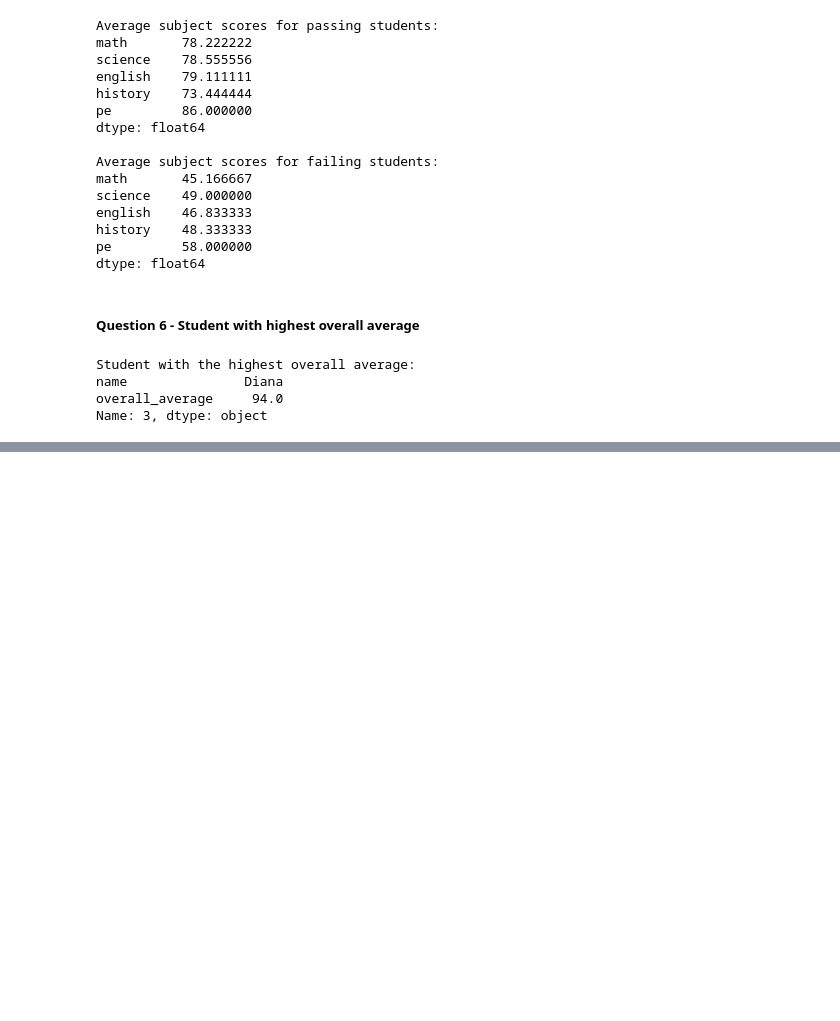
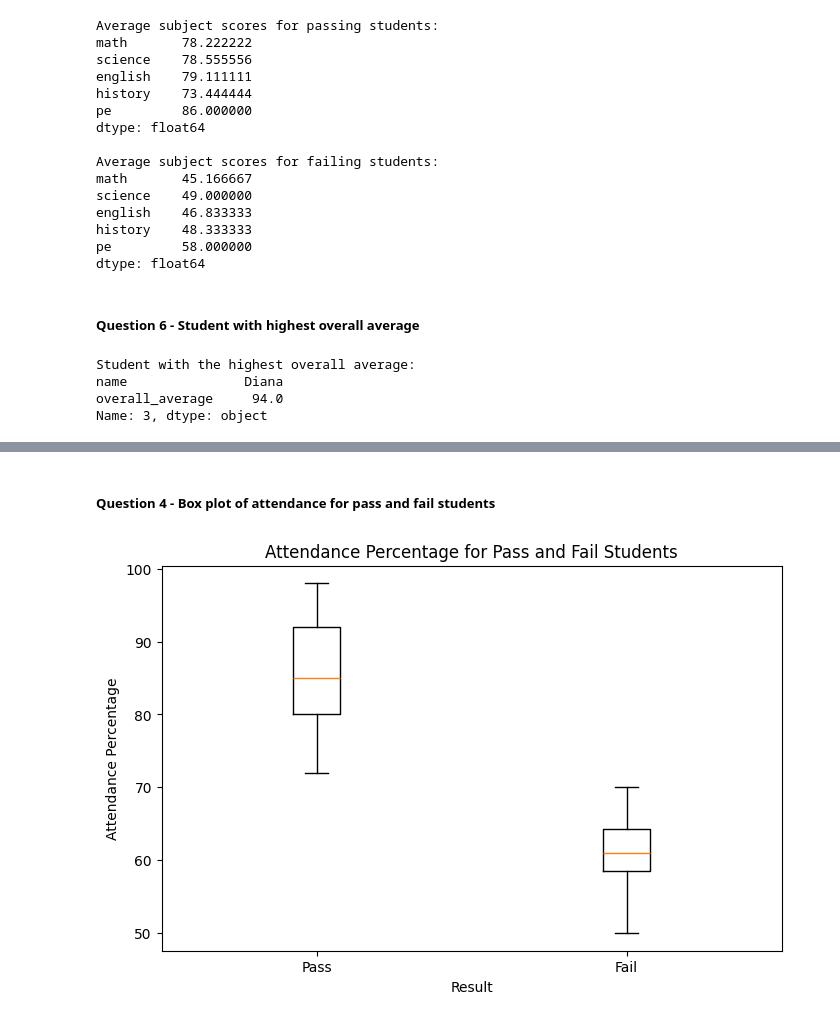
Before and after one commit to amanxgiri/Student_Performance_Analysis, a Jupyter notebook: part4_visualization_ml.ipynb, the cells around one changed output, grey strips where cells are left out. Cells and saved outputs as stored; diff of their text form; code cells hidden in the pictures; blank space fills up the shorter version.

```diff
--- a/part4_visualization_ml.ipynb
+++ b/part4_visualization_ml.ipynb
@@ -146,0 +223,21 @@ Name: 3, dtype: object
+# %% [markdown]
+##### Question 4 - Box plot of attendance for pass and fail students
+# %%
+# creating pass and fail students
+pass_attendance = df[df["passed"] == 1]["attendance_pct"].tolist()
+fail_attendance = df[df["passed"] == 0]["attendance_pct"].tolist()
+
+# creating plot area and starting with boxplot
+plt.figure(figsize=(8, 5))
+plt.boxplot([pass_attendance, fail_attendance], tick_labels=["Pass", "Fail"])
+
+# marking the labes
+plt.title("Attendance Percentage for Pass and Fail Students")
+plt.xlabel("Result")
+plt.ylabel("Attendance Percentage")
+
+#
+plt.savefig("plot4_boxplot.png")
+plt.show()
+# %% [output]
+[figure, added]
```
Also changed, not shown: parts of 10 cells of this notebook, 5 other files.
